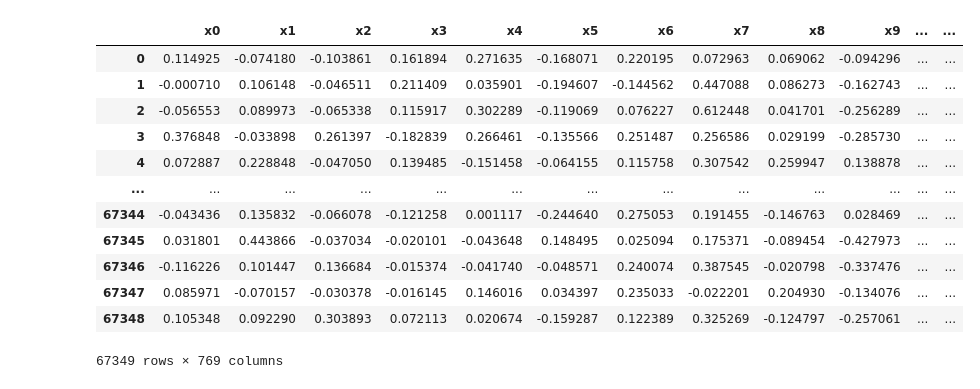
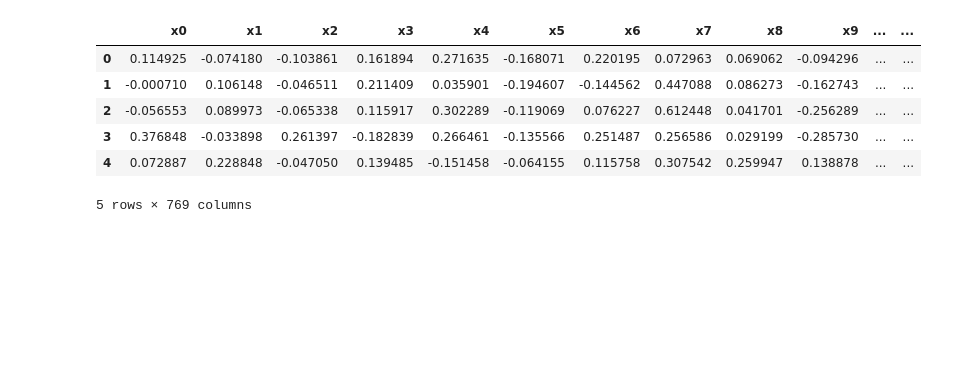
Before and after one commit to Diego-Hernandez-Jimenez/pal4j, a Jupyter notebook: SST2_preprocessing.ipynb, the cells around one changed output. Drawn from its saved outputs; the diff is of its cells as text; code cells hidden in the pictures; blank space fills up the shorter version.

```diff
--- a/SST2_preprocessing.ipynb
+++ b/SST2_preprocessing.ipynb
@@ -42,21 +42,15 @@ DataFrame created with features and labels:
 # %%
 combined_df.columns = [f"x{i}" for i in range(combined_df.shape[1] - 1)] + ['label']
 combined_df["label"] = combined_df["label"].apply(lambda x: -1 if x == 0 else 1)
-combined_df
+combined_df.head()
 # %% [output]
 |  | x0 | x1 | x2 | x3 | x4 | x5 | x6 | x7 | x8 | x9 | ... | ... |
 | 0 | 0.114925 | -0.074180 | -0.103861 | 0.161894 | 0.271635 | -0.168071 | 0.220195 | 0.072963 | 0.069062 | -0.094296 | ... | ... |
 | 1 | -0.000710 | 0.106148 | -0.046511 | 0.211409 | 0.035901 | -0.194607 | -0.144562 | 0.447088 | 0.086273 | -0.162743 | ... | ... |
 | 2 | -0.056553 | 0.089973 | -0.065338 | 0.115917 | 0.302289 | -0.119069 | 0.076227 | 0.612448 | 0.041701 | -0.256289 | ... | ... |
 | 3 | 0.376848 | -0.033898 | 0.261397 | -0.182839 | 0.266461 | -0.135566 | 0.251487 | 0.256586 | 0.029199 | -0.285730 | ... | ... |
 | 4 | 0.072887 | 0.228848 | -0.047050 | 0.139485 | -0.151458 | -0.064155 | 0.115758 | 0.307542 | 0.259947 | 0.138878 | ... | ... |
-| ... | ... | ... | ... | ... | ... | ... | ... | ... | ... | ... | ... | ... |
-| 67344 | -0.043436 | 0.135832 | -0.066078 | -0.121258 | 0.001117 | -0.244640 | 0.275053 | 0.191455 | -0.146763 | 0.028469 | ... | ... |
-| 67345 | 0.031801 | 0.443866 | -0.037034 | -0.020101 | -0.043648 | 0.148495 | 0.025094 | 0.175371 | -0.089454 | -0.427973 | ... | ... |
-| 67346 | -0.116226 | 0.101447 | 0.136684 | -0.015374 | -0.041740 | -0.048571 | 0.240074 | 0.387545 | -0.020798 | -0.337476 | ... | ... |
-| 67347 | 0.085971 | -0.070157 | -0.030378 | -0.016145 | 0.146016 | 0.034397 | 0.235033 | -0.022201 | 0.204930 | -0.134076 | ... | ... |
-| 67348 | 0.105348 | 0.092290 | 0.303893 | 0.072113 | 0.020674 | -0.159287 | 0.122389 | 0.325269 | -0.124797 | -0.257061 | ... | ... |
-67349 rows × 769 columns
+5 rows × 769 columns
 # %%
 combined_df.to_csv("sst2_features_training_dataset.csv", index=False)
 # %%
```
Also changed, not shown: parts of 2 cells of this notebook.
